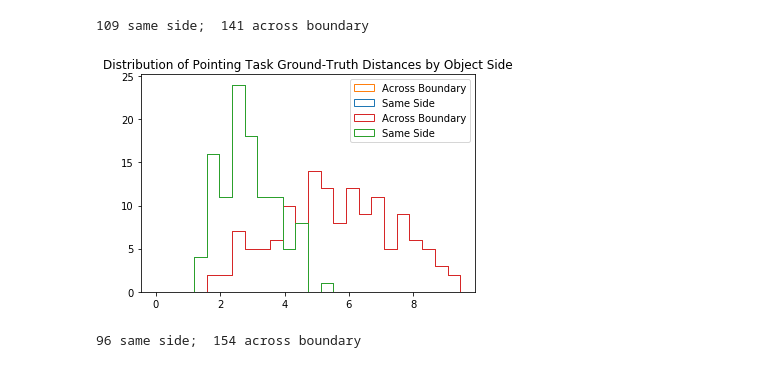
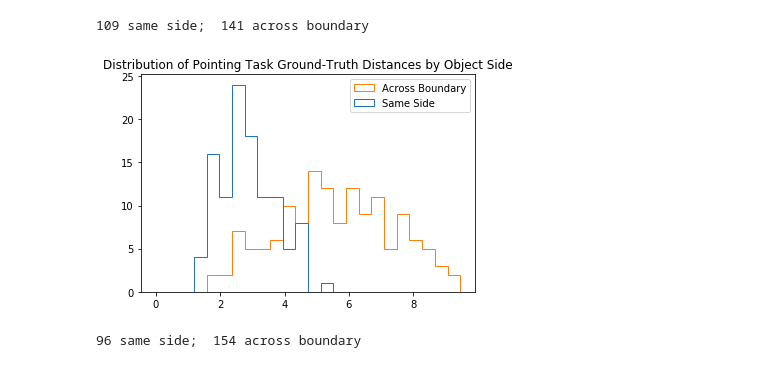
Before and after one commit to huffman-spatial-cognition-lab/Landmarks, a Jupyter notebook: pythonTrialConfiguration/v3_static.ipynb, the cells around one changed output. Saved outputs shown, nothing was run; the diff lists cells and outputs as text; code cells hidden in the pictures.

```diff
--- a/pythonTrialConfiguration/v3_static.ipynb
+++ b/pythonTrialConfiguration/v3_static.ipynb
@@ -134,13 +134,11 @@ print(len(gtpt_same), "same side; ", len(gtpt_cross), "across boundary")
 109 same side;  141 across boundary
 # %%
 plt.hist(gtpt_all, bins = 24, range = [0, max(gtpt_same + gtpt_cross)] ,histtype='step', stacked=False, fill=False, label = ["Same Side", "Across Boundary"])
-plt.hist(gtpt_all, bins = 24, range = [0, max(gtpt_same + gtpt_cross)] ,histtype='step', fill=False, label = ["Same Side", "Across Boundary"])
-
 plt.legend(prop={'size': 10})
 plt.title("Distribution of Pointing Task Ground-Truth Distances by Object Side")
 plt.show()
 # %% [output]
-[figure, old version]
+[figure, new version]
 # %%
 # Travel Distance (TD)
 
```
Also changed, not shown: parts of 1 cell of this notebook, 1 other file.
